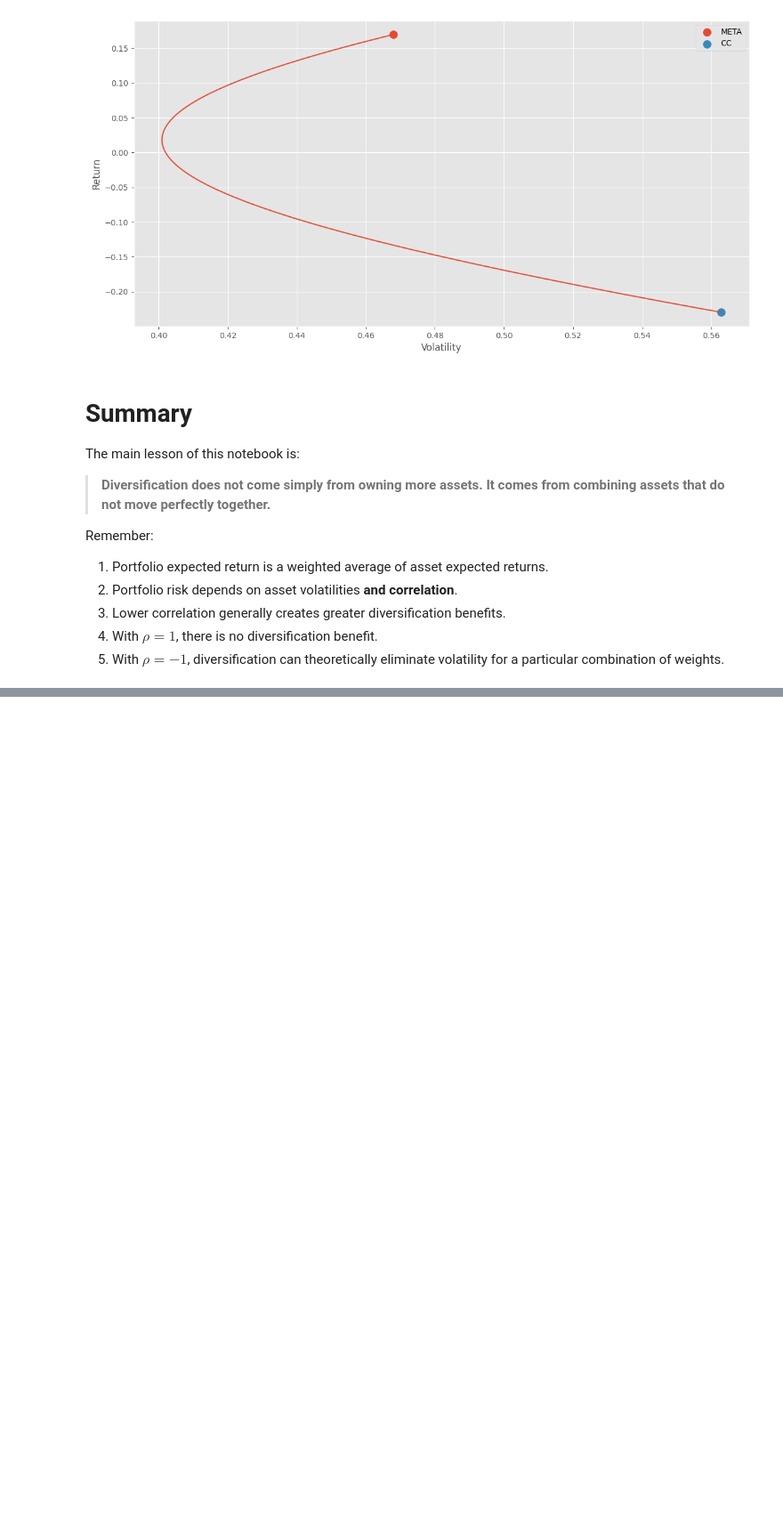
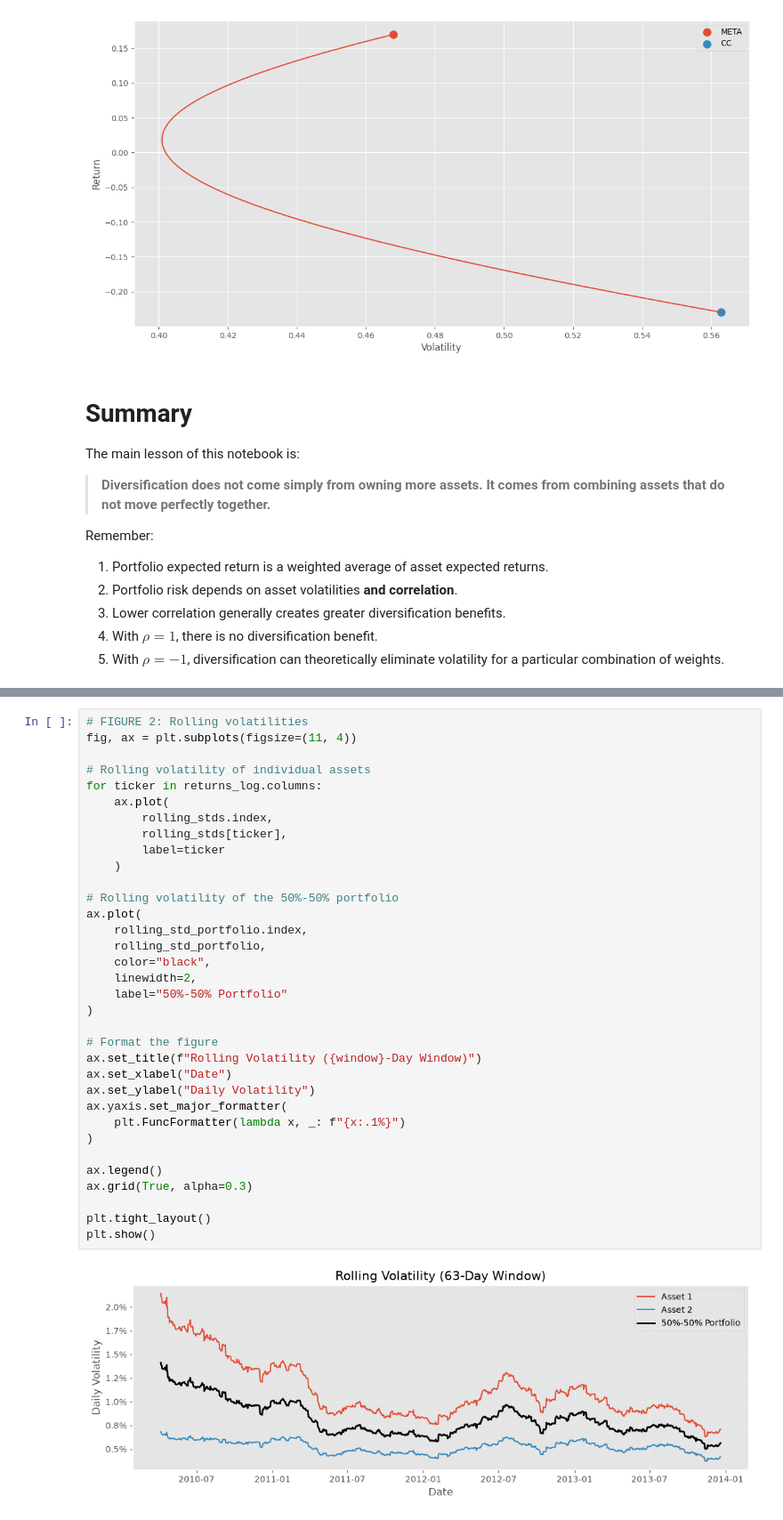
Before and after one commit to bynak06-cell/Finance-and-Technology, a Jupyter notebook: Tema_2_Carteras_Intro/src/two-asset-portfolio-pedagogical-English.ipynb, the cells around one changed output, grey strips where cells are left out. Shown at 89% size. Saved outputs shown, nothing was run; the diff lists cells and outputs as text; blank space fills up the shorter version.

```diff
--- a/Tema_2_Carteras_Intro/src/two-asset-portfolio-pedagogical-English.ipynb
+++ b/Tema_2_Carteras_Intro/src/two-asset-portfolio-pedagogical-English.ipynb
@@ -679,0 +936,36 @@ Remember:
+# %%
+# FIGURE 2: Rolling volatilities
+fig, ax = plt.subplots(figsize=(11, 4))
+
+# Rolling volatility of individual assets
+for ticker in returns_log.columns:
+    ax.plot(
+        rolling_stds.index,
+        rolling_stds[ticker],
+        label=ticker
+    )
+
+# Rolling volatility of the 50%-50% portfolio
+ax.plot(
+    rolling_std_portfolio.index,
+    rolling_std_portfolio,
+    color="black",
+    linewidth=2,
+    label="50%-50% Portfolio"
+)
+
+# Format the figure
+ax.set_title(f"Rolling Volatility ({window}-Day Window)")
+ax.set_xlabel("Date")
+ax.set_ylabel("Daily Volatility")
+ax.yaxis.set_major_formatter(
+    plt.FuncFormatter(lambda x, _: f"{x:.1%}")
+)
+
+ax.legend()
+ax.grid(True, alpha=0.3)
+
+plt.tight_layout()
+plt.show()
+# %% [output]
+[figure, added]
```
Also changed, not shown: parts of 22 cells of this notebook.
